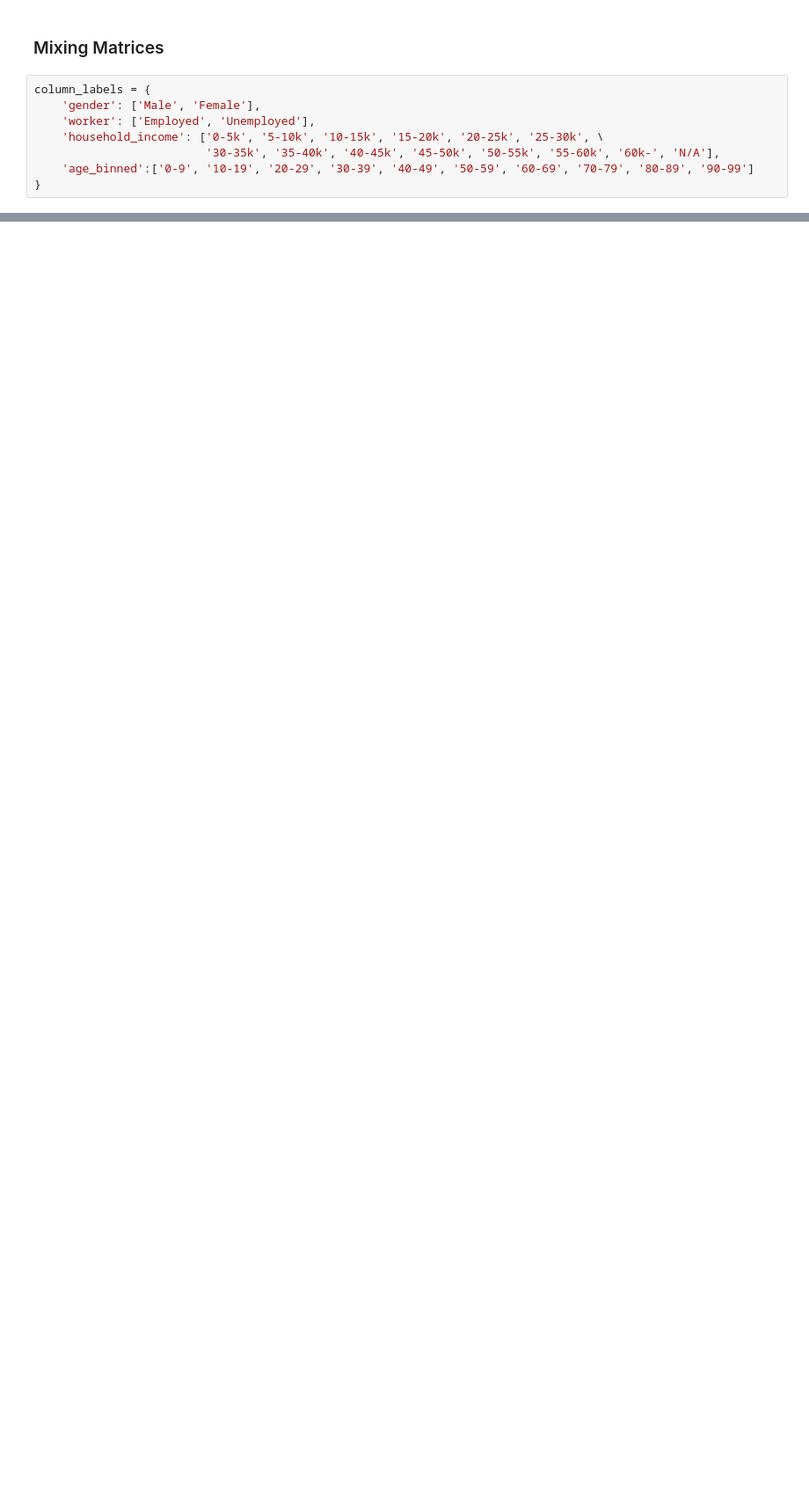
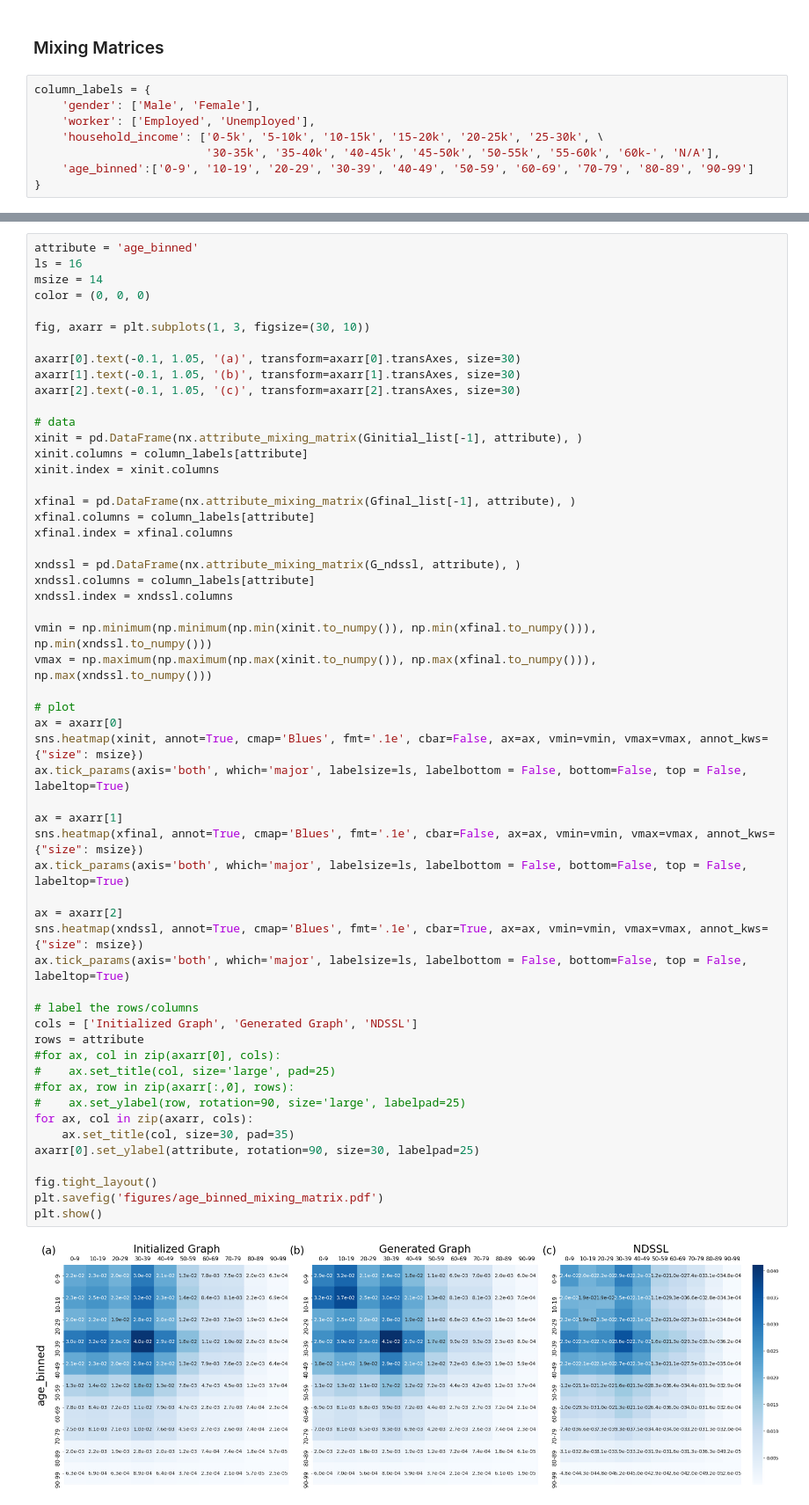
Before and after one commit to RANDCorporation/dgmnet, a Jupyter notebook: Generated Graph Analysis Notebook.ipynb, the cells around one changed output, grey strips where cells are left out. Shown at 88% size. Drawn from its saved outputs; the diff is of its cells as text; blank space fills up the shorter version.

```diff
--- a/Generated Graph Analysis Notebook.ipynb
+++ b/Generated Graph Analysis Notebook.ipynb
@@ -558 +562,58 @@ plt.show()
+# %%
+attribute = 'age_binned'
+ls = 16
+msize = 14
+color = (0, 0, 0)
+
+fig, axarr = plt.subplots(1, 3, figsize=(30, 10))
+
+axarr[0].text(-0.1, 1.05, '(a)', transform=axarr[0].transAxes, size=30)
+axarr[1].text(-0.1, 1.05, '(b)', transform=axarr[1].transAxes, size=30)
+axarr[2].text(-0.1, 1.05, '(c)', transform=axarr[2].transAxes, size=30)
+
+# data
+xinit = pd.DataFrame(nx.attribute_mixing_matrix(Ginitial_list[-1], attribute), )
+xinit.columns = column_labels[attribute]
+xinit.index = xinit.columns
+
+xfinal = pd.DataFrame(nx.attribute_mixing_matrix(Gfinal_list[-1], attribute), )
+xfinal.columns = column_labels[attribute]
+xfinal.index = xfinal.columns
+
+xndssl = pd.DataFrame(nx.attribute_mixing_matrix(G_ndssl, attribute), )
+xndssl.columns = column_labels[attribute]
+xndssl.index = xndssl.columns
+
+vmin = np.minimum(np.minimum(np.min(xinit.to_numpy()), np.min(xfinal.to_numpy())), np.min(xndssl.to_numpy()))
+vmax = np.maximum(np.maximum(np.max(xinit.to_numpy()), np.max(xfinal.to_numpy())), np.max(xndssl.to_numpy()))
+
+# plot
+ax = axarr[0]
+sns.heatmap(xinit, annot=True, cmap='Blues', fmt='.1e', cbar=False, ax=ax, vmin=vmin, vmax=vmax, annot_kws={"size": msize})
+ax.tick_params(axis='both', which='major', labelsize=ls, labelbottom = False, bottom=False, top = False, labeltop=True)
+
+ax = axarr[1]
+sns.heatmap(xfinal, annot=True, cmap='Blues', fmt='.1e', cbar=False, ax=ax, vmin=vmin, vmax=vmax, annot_kws={"size": msize})
+ax.tick_params(axis='both', which='major', labelsize=ls, labelbottom = False, bottom=False, top = False, labeltop=True)
+
+ax = axarr[2]
+sns.heatmap(xndssl, annot=True, cmap='Blues', fmt='.1e', cbar=True, ax=ax, vmin=vmin, vmax=vmax, annot_kws={"size": msize})
+ax.tick_params(axis='both', which='major', labelsize=ls, labelbottom = False, bottom=False, top = False, labeltop=True)
+
+# label the rows/columns
+cols = ['Initialized Graph', 'Generated Graph', 'NDSSL']
+rows = attribute
+#for ax, col in zip(axarr[0], cols):
+#    ax.set_title(col, size='large', pad=25)
+#for ax, row in zip(axarr[:,0], rows):
+#    ax.set_ylabel(row, rotation=90, size='large', labelpad=25)
+for ax, col in zip(axarr, cols):
+    ax.set_title(col, size=30, pad=35)
+axarr[0].set_ylabel(attribute, rotation=90, size=30, labelpad=25)
+
+fig.tight_layout()
+plt.savefig('figures/age_binned_mixing_matrix.pdf')
+plt.show()
+# %% [output]
+[figure, added]
 # %%
```
Also changed, not shown: parts of 4 cells of this notebook, 7 other files.
